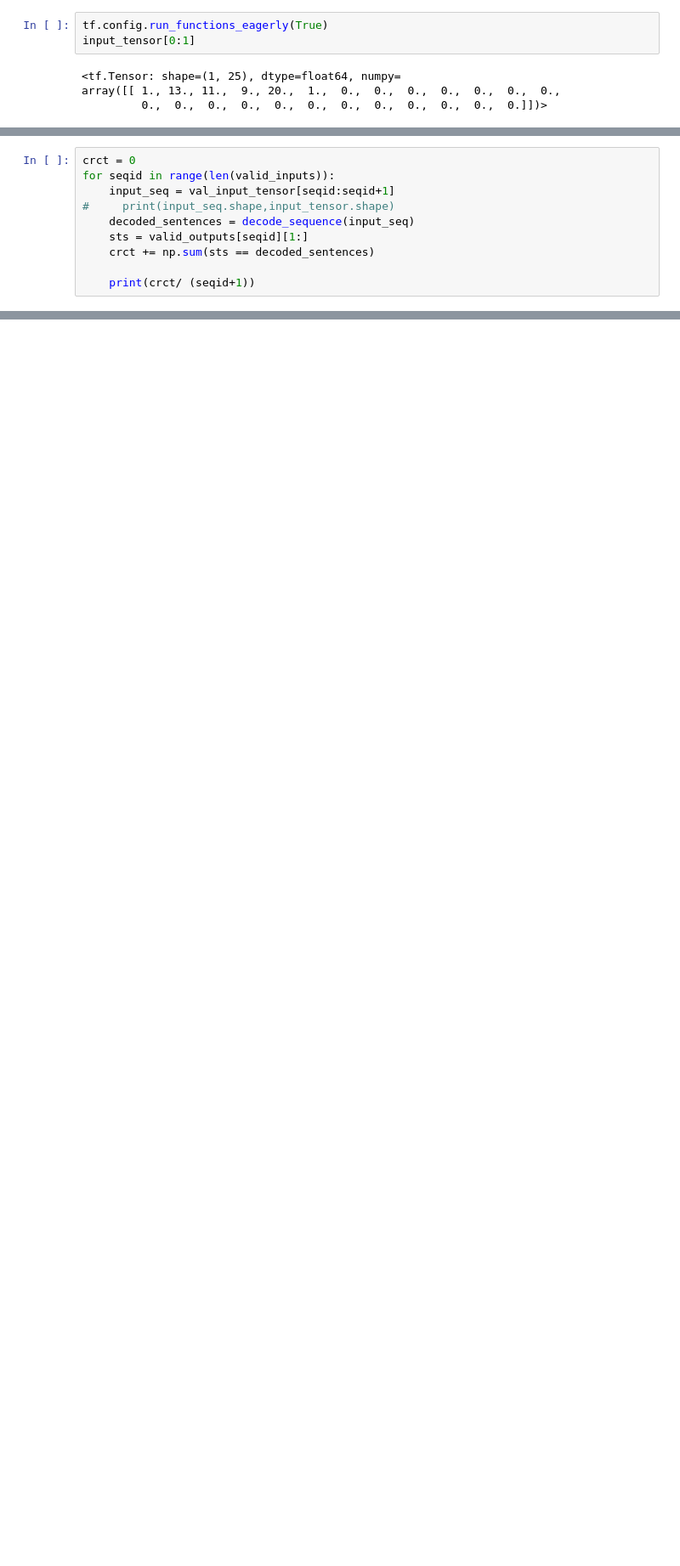
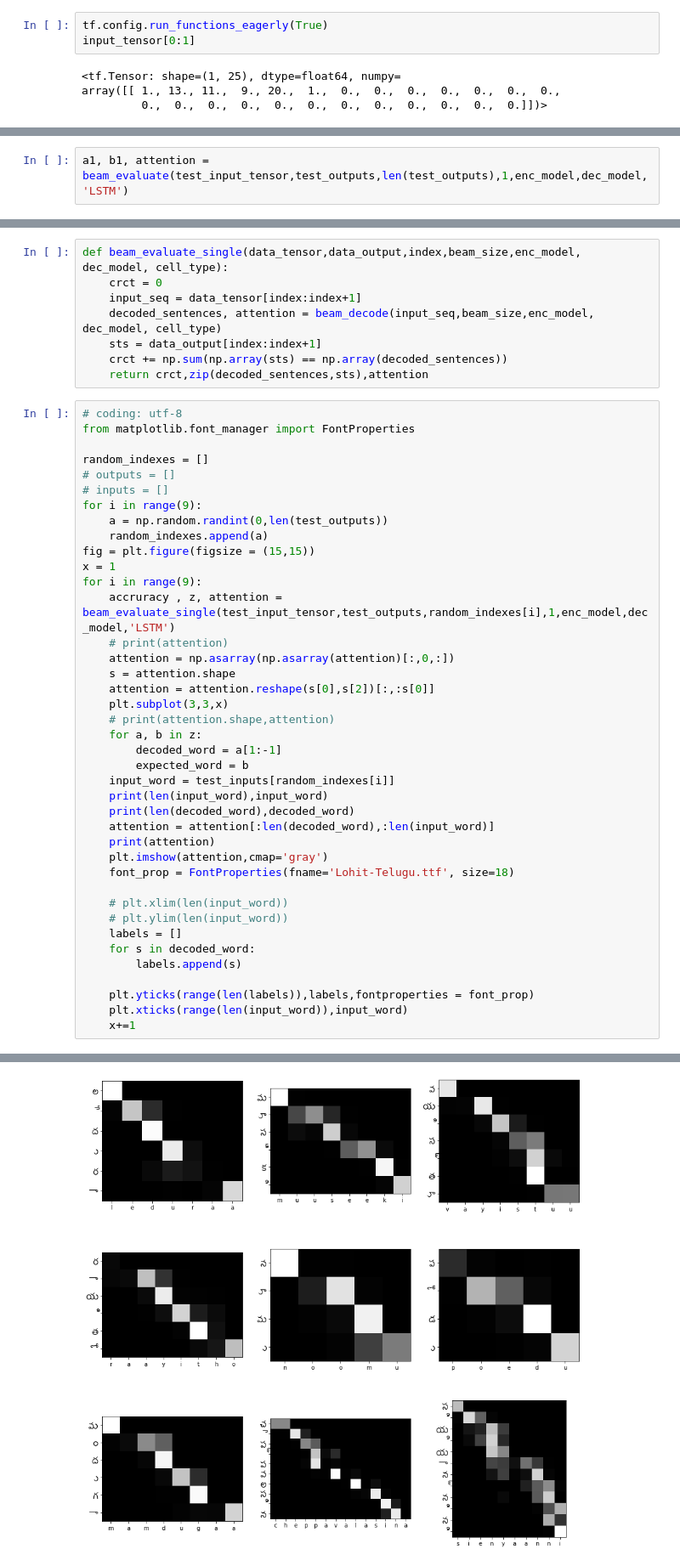
Before and after one commit to 0-5-blood-prince/RecurrentNetwork, a Jupyter notebook: Attention.ipynb, the cells around one changed output, grey strips where cells are left out. Shown: that part at 85% size. Drawn from its saved outputs; the diff is of its cells as text; blank space fills up the shorter version.

Commit message:
Attention : added Visulaization and heatmaps

```diff
--- a/Attention.ipynb
+++ b/Attention.ipynb
@@ -545,10 +538,0 @@ _o
-# %%
-crct = 0
-for seqid in range(len(valid_inputs)):
-    input_seq = val_input_tensor[seqid:seqid+1]
-#     print(input_seq.shape,input_tensor.shape)
-    decoded_sentences = decode_sequence(input_seq)
-    sts = valid_outputs[seqid][1:]
-    crct += np.sum(sts == decoded_sentences)
-
-    print(crct/ (seqid+1))
@@ -556,0 +730,2 @@ print(crct/len(valid_inputs))
+# %%
+a1, b1, attention = beam_evaluate(test_input_tensor,test_outputs,len(test_outputs),1,enc_model,dec_model,'LSTM')
@@ -556,0 +738,49 @@ print(crct/len(valid_inputs))
+# %%
+def beam_evaluate_single(data_tensor,data_output,index,beam_size,enc_model, dec_model, cell_type):
+    crct = 0
+    input_seq = data_tensor[index:index+1]
+    decoded_sentences, attention = beam_decode(input_seq,beam_size,enc_model, dec_model, cell_type)
+    sts = data_output[index:index+1]
+    crct += np.sum(np.array(sts) == np.array(decoded_sentences))
+    return crct,zip(decoded_sentences,sts),attention
+# %%
+# coding: utf-8
+from matplotlib.font_manager import FontProperties
+
+random_indexes = []
+# outputs = []
+# inputs = []
+for i in range(9):
+    a = np.random.randint(0,len(test_outputs))
+    random_indexes.append(a)
+fig = plt.figure(figsize = (15,15))
+x = 1
+for i in range(9):
+    accruracy , z, attention = beam_evaluate_single(test_input_tensor,test_outputs,random_indexes[i],1,enc_model,dec_model,'LSTM')
+    # print(attention)
+    attention = np.asarray(np.asarray(attention)[:,0,:])
+    s = attention.shape
+    attention = attention.reshape(s[0],s[2])[:,:s[0]]
+    plt.subplot(3,3,x)
+    # print(attention.shape,attention)
+    for a, b in z:
+        decoded_word = a[1:-1]
+        expected_word = b
+    input_word = test_inputs[random_indexes[i]]
+    print(len(input_word),input_word)
+    print(len(decoded_word),decoded_word)
+    attention = attention[:len(decoded_word),:len(input_word)]
+    print(attention)
+    plt.imshow(attention,cmap='gray')
+    font_prop = FontProperties(fname='Lohit-Telugu.ttf', size=18)
+
+    # plt.xlim(len(input_word))
+    # plt.ylim(len(input_word))
+    labels = []
+    for s in decoded_word:
+        labels.append(s)
+
+    plt.yticks(range(len(labels)),labels,fontproperties = font_prop)
+    plt.xticks(range(len(input_word)),input_word)
+    x+=1
+# %% [output]
@@ -556,0 +804 @@ print(crct/len(valid_inputs))
+[figure, added]
```
Also changed, not shown: parts of 30 cells of this notebook, 3 other files.
